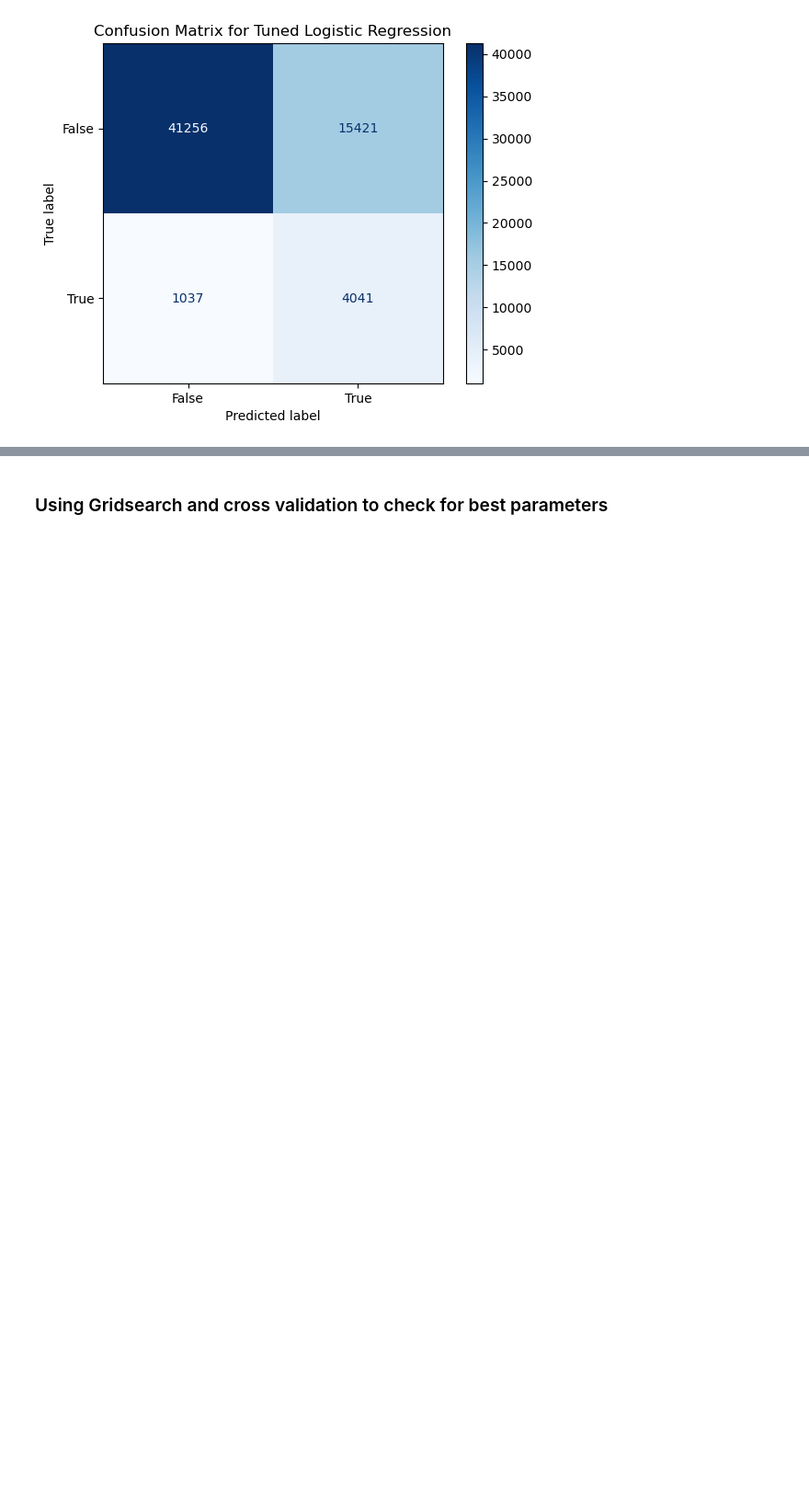
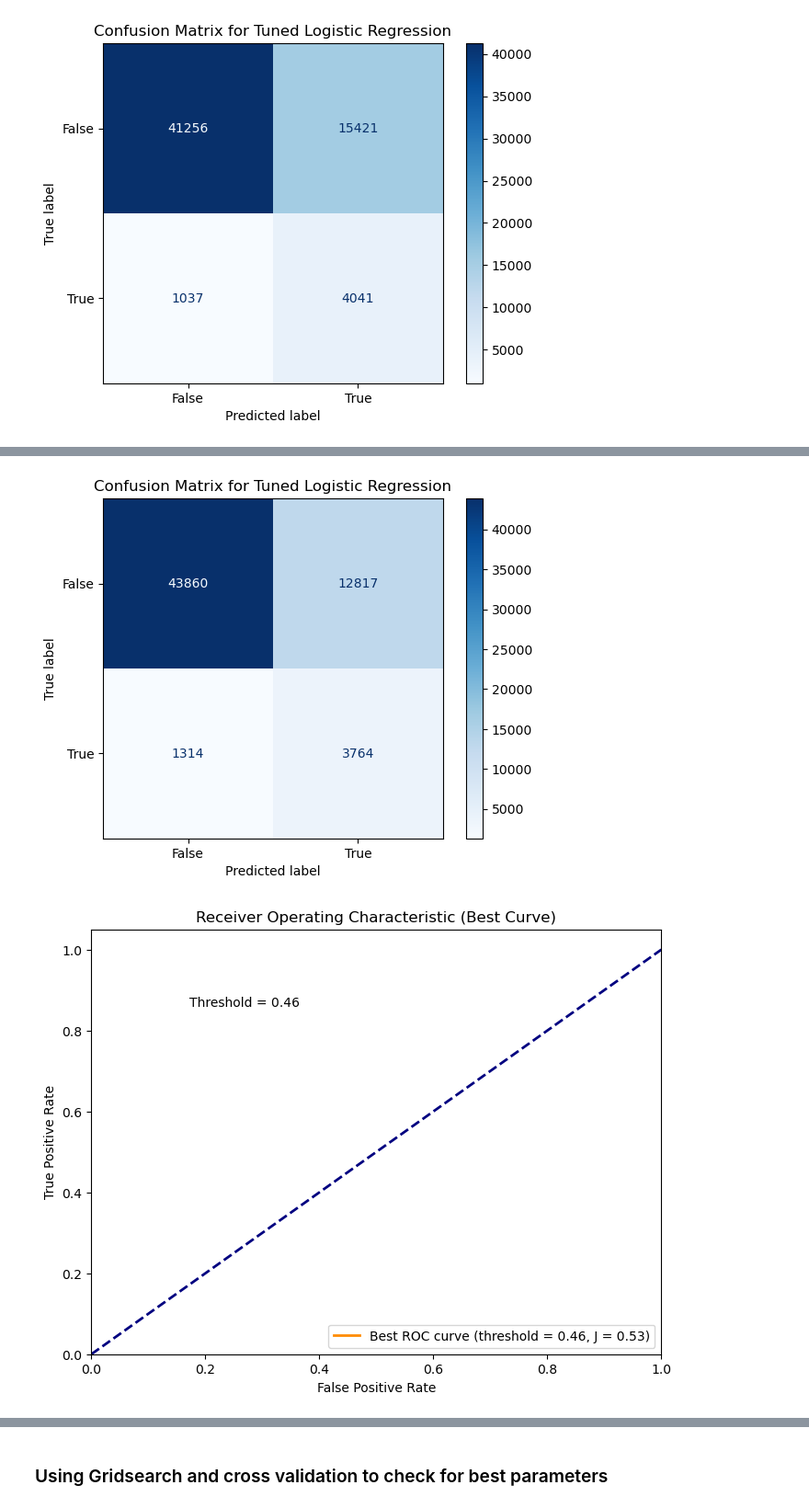
Before and after one commit to ziyanoffl/Heart_Disease_Prediction, a Jupyter notebook: data_modelling_cardiovascular.ipynb, the cells around one changed output, grey strips where cells are left out. Shown at 92% size. Cells and saved outputs as stored; diff of their text form; code cells hidden in the pictures; blank space fills up the shorter version.

```diff
--- a/data_modelling_cardiovascular.ipynb
+++ b/data_modelling_cardiovascular.ipynb
@@ -412,13 +422,8 @@ models = [
     ("Logistic Regression", LogisticRegression(class_weight='balanced', random_state=42, max_iter=500)),
     ("Decision Tree", DecisionTreeClassifier(class_weight='balanced', random_state=42)),
     ("Random Forest", RandomForestClassifier(class_weight='balanced', random_state=42)),
-    ("XGBoost", XGBClassifier(scale_pos_weight=1, eval_metric='logloss', use_label_encoder=False, random_state=42)),
+    ("XGBoost", XGBClassifier(scale_pos_weight=1, eval_metric='logloss', random_state=42)),
 ]
-
-# Applying PCA to reduce the dimensionality of the data
-pca = PCA(n_components=10) # You can change the number of components as per your requirement
-X_train_pca = pca.fit_transform(X_train)
-X_test_pca = pca.transform(X_test)
 
 # Applying the models and storing the results
 results = []
@@ -426,7 +431,7 @@ roc_curves = []
 confusion_matrices = []
 
 for name, model in models:
-    accuracy, precision, recall, f1, fpr, tpr, roc_auc = apply_model(model, X_train_pca, y_train, X_test_pca, y_test, name)
+    accuracy, precision, recall, f1, fpr, tpr, roc_auc, cm = apply_model(model, X_train, y_train, X_test, y_test, name)
     results.append((name, accuracy, precision, recall, f1))
     roc_curves.append((name, fpr, tpr, roc_auc))
     confusion_matrices.append((name, cm))
@@ -741,0 +820,63 @@ weighted avg       0.91      0.79      0.83     61755
+# %%
+from sklearn.metrics import ConfusionMatrixDisplay
+from sklearn.metrics import roc_curve, auc
+import numpy as np
+
+threshold = 0.555
+
+# Fit the model on the scaled training data
+log_reg = LogisticRegression(C=0.1, penalty='l1', solver='liblinear', class_weight='balanced', random_state=42, max_iter=500)
+
+# Fit the model on the scaled training data
+log_reg.fit(X_train, y_train)
+
+# Get the probabilities for each class
+y_pred_proba = log_reg.predict_proba(X_test)[:, 1]
+
+# Make predictions based on the threshold
+y_pred = (y_pred_proba >= threshold).astype(int)
+
+# Evaluate the performance metrics
+accuracy = accuracy_score(y_test, y_pred)
+precision = precision_score(y_test, y_pred)
+recall = recall_score(y_test, y_pred)
+f1 = f1_score(y_test, y_pred)
+
+# Print the results
+print(f"Model: Logistic regression")
+print(classification_report(y_test, y_pred))
+print('==========================================================')
+
+# Calculate confusion matrix
+cm = confusion_matrix(y_test, y_pred)
+disp = ConfusionMatrixDisplay(confusion_matrix=cm, display_labels=["False", "True"])
+disp.plot(cmap=plt.cm.Blues)
+plt.title(f'Confusion Matrix for Tuned Logistic Regression')
+plt.show()
+
+# Calculate the ROC curve
+fpr, tpr, thresholds = roc_curve(y_test, y_pred_proba)
+roc_auc = auc(fpr, tpr)
+
+# Calculate Youden's J statistic for each threshold
+youden_j = tpr - fpr
+
+# Find the index of the threshold that maximizes Youden's J
+best_threshold_index = np.argmax(youden_j)
+
+# Plot only the best ROC curve
+plt.figure(figsize=(8, 6))
+plt.plot(fpr[best_threshold_index], tpr[best_threshold_index], color='darkorange', lw=2, label=f'Best ROC curve (threshold = {thresholds[best_threshold_index]:.2f}, J = {youden_j[best_threshold_index]:.2f})')
+plt.plot([0, 1], [0, 1], color='navy', lw=2, linestyle='--')
+plt.xlim([0.0, 1.0])
+plt.ylim([0.0, 1.05])
+plt.xlabel('False Positive Rate')
+plt.ylabel('True Positive Rate')
+plt.title('Receiver Operating Characteristic (Best Curve)')
+plt.legend(loc="lower right")
+
+# Annotate the best threshold value on the plot
+plt.annotate(f'Threshold = {thresholds[best_threshold_index]:.2f}', (fpr[best_threshold_index], tpr[best_threshold_index]), textcoords="offset points", xytext=(-15,10), ha='center')
+
+plt.show()
+# %% [output]
@@ -741,0 +894,2 @@ weighted avg       0.91      0.79      0.83     61755
+[figure, added]
+[figure, added]
```
Also changed, not shown: parts of 17 cells of this notebook, 1 other file.
